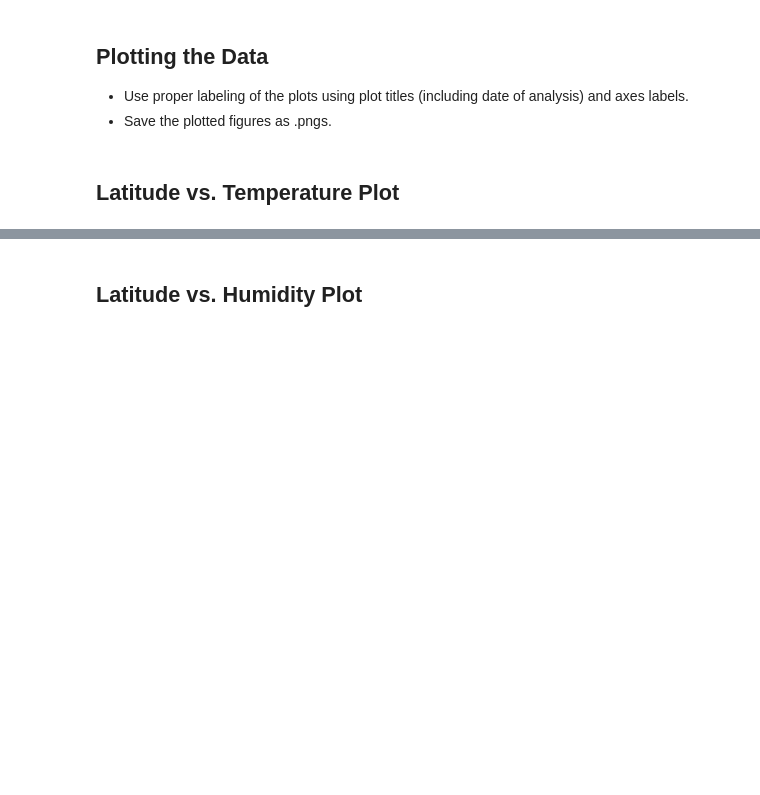
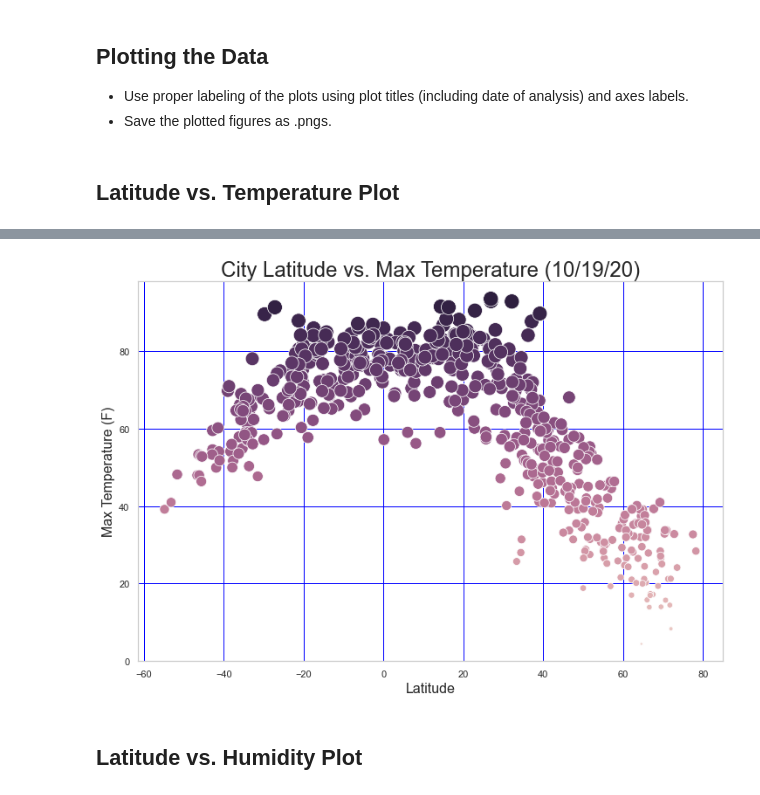
Before and after one commit to benwbarr/Python-API, a Jupyter notebook: WeatherPy/WeatherPy.ipynb, the cells around one changed output, grey strips where cells are left out. Drawn from its saved outputs; the diff is of its cells as text; code cells hidden in the pictures; blank space fills up the shorter version.

```diff
--- a/WeatherPy/WeatherPy.ipynb
+++ b/WeatherPy/WeatherPy.ipynb
@@ -133,2 +213,16 @@ Int64Index([], dtype='int64')
+# %%
+#seaborn scatter plot
+fig = plt.gcf()
+fig.set_size_inches(12, 8)
+sns.scatterplot(
+    data=weather_df, x='Lat', y='Max Temp', hue='Max Temp', size='Max Temp',
+    sizes=(10, 300), legend=False
+)
+plt.title('City Latitude vs. Max Temperature (10/19/20)', size=24)
+plt.xlabel('Latitude', size=16)
+plt.ylabel('Max Temperature (F)', size=16)
+plt.grid (b=True,which='major',axis='both',linestyle='-',color='blue')
+# %% [output]
+[figure, added]
 # %% [markdown]
 ## Latitude vs. Humidity Plot
```
Also changed, not shown: parts of 19 cells of this notebook.
